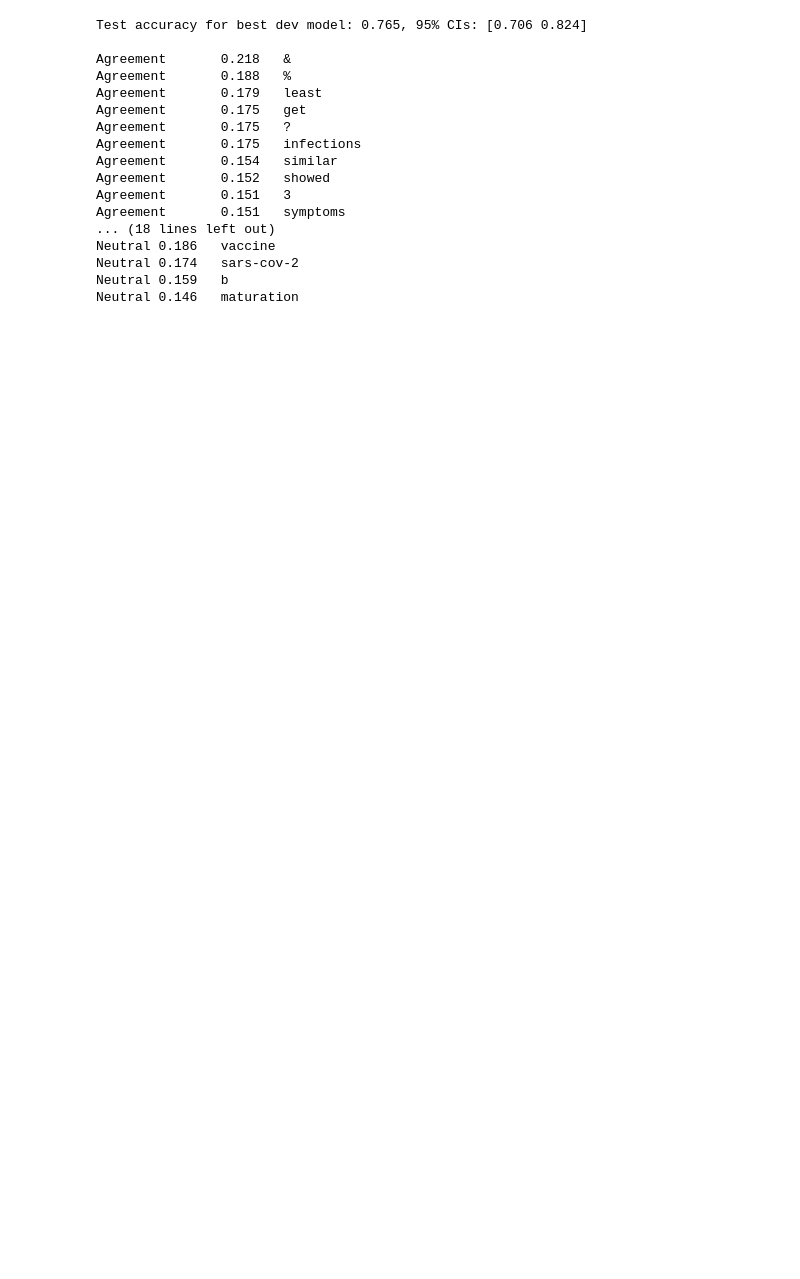
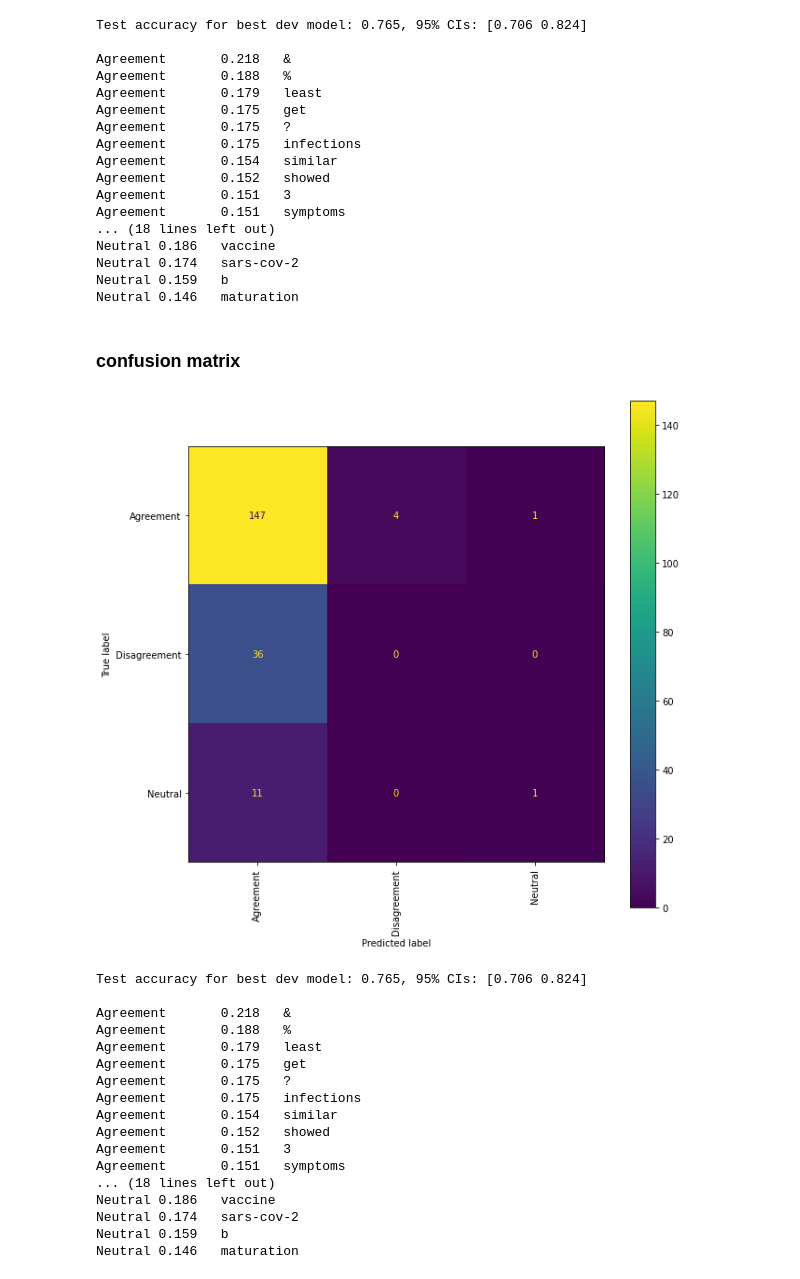
Before and after one commit to mangalm96/agreement_reddit_ap, a Jupyter notebook: LogReg.ipynb, the cells around one changed output. Cells and saved outputs as stored; diff of their text form; code cells hidden in the pictures; blank space fills up the shorter version.

```diff
--- a/LogReg.ipynb
+++ b/LogReg.ipynb
@@ -239,3 +241,5 @@ Neutral 0.186   vaccine
 Neutral 0.174   sars-cov-2
 Neutral 0.159   b
 Neutral 0.146   maturation
+# %% [markdown]
+### confusion matrix
@@ -241,0 +250,46 @@ Neutral 0.146   maturation
+# %%
+def print_confusion(classifier):
+    fig, ax = plt.subplots(figsize=(10,10))
+    plot_confusion_matrix(classifier.log_reg, classifier.devX, classifier.devY, ax=ax, xticks_rotation="vertical", values_format="d")
+    plt.show()
+# %%
+def run(trainingFile, devFile, testFile):
+    trainX, trainY=load_data(trainingFile)
+    devX, devY=load_data(devFile)
+    testX, testY=load_data(testFile)
+
+    trainX = list(map(remove_stop_df, trainX))
+    devX = list(map(remove_stop_df, devX))
+    testX = list(map(remove_stop_df, testX))
+
+    simple_classifier = Classifier(binary_bow_featurize, trainX, trainY, devX, devY, testX, testY)
+    simple_classifier.train()
+    accuracy=simple_classifier.test()
+
+    print_confusion(simple_classifier)
+
+    lower, upper=confidence_intervals(accuracy, len(devY), .95)
+    print("Test accuracy for best dev model: %.3f, 95%% CIs: [%.3f %.3f]\n" % (accuracy, lower, upper))
+
+    simple_classifier.printWeights()
+# %%
+run(trainingFile, devFile, testFile)
+# %% [output]
+[figure, added]
+Test accuracy for best dev model: 0.765, 95% CIs: [0.706 0.824]
+
+Agreement       0.218   &
+Agreement       0.188   %
+Agreement       0.179   least
+Agreement       0.175   get
+Agreement       0.175   ?
+Agreement       0.175   infections
+Agreement       0.154   similar
+Agreement       0.152   showed
+Agreement       0.151   3
+Agreement       0.151   symptoms
+... (18 lines left out)
+Neutral 0.186   vaccine
+Neutral 0.174   sars-cov-2
+Neutral 0.159   b
+Neutral 0.146   maturation
```
Also changed, not shown: parts of 8 cells of this notebook.
